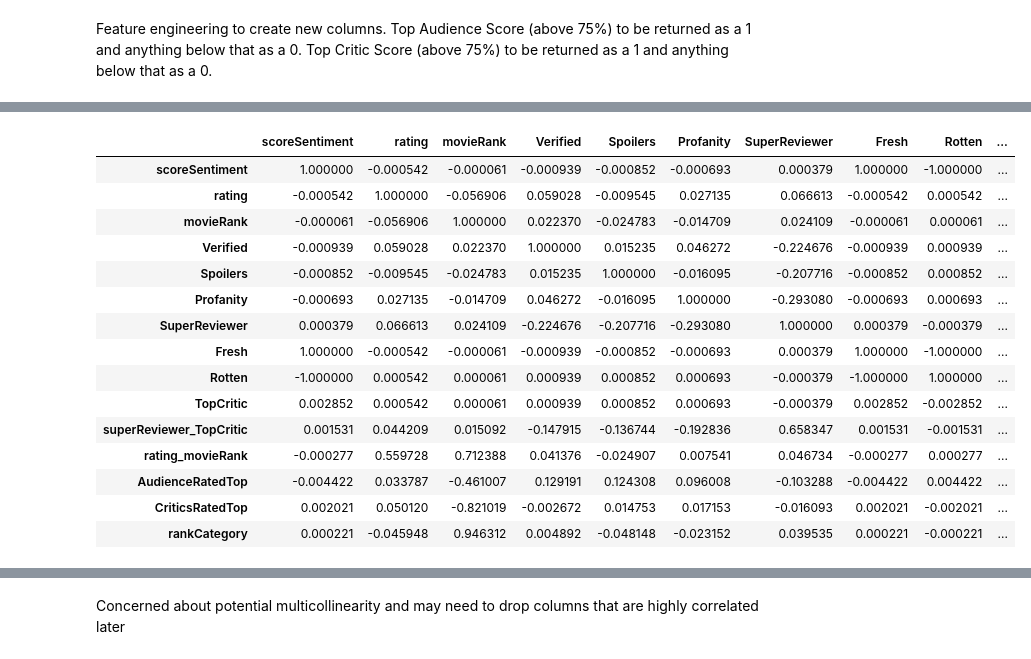
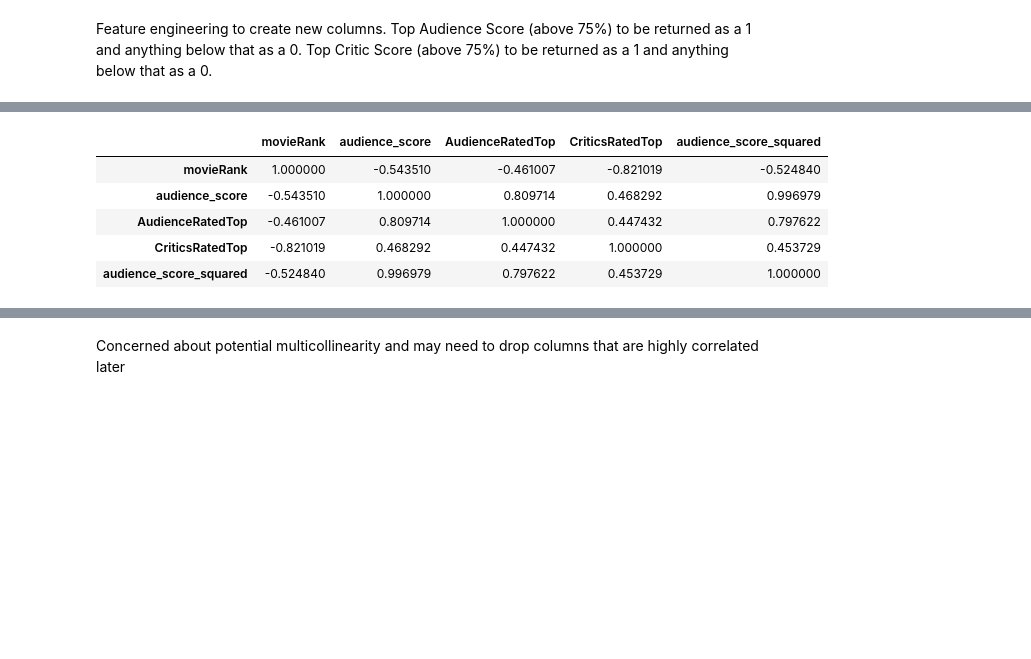
Before and after one commit to osoisi/Data-Science-Projects, a Jupyter notebook: Movie Reviews/Rotten Tomatoes- Movie Reviews.ipynb, the cells around one changed output, grey strips where cells are left out. Drawn from its saved outputs; the diff is of its cells as text; code cells hidden in the pictures; blank space fills up the shorter version.

```diff
--- a/Movie Reviews/Rotten Tomatoes- Movie Reviews.ipynb
+++ b/Movie Reviews/Rotten Tomatoes- Movie Reviews.ipynb
@@ -576 +590,7 @@ interaction_df = pd.DataFrame(interaction_terms, columns=poly.get_feature_names_
+# %%
+df_r['movieRank_squared']=df_r['movieRank']**0.5
+# %%
+df_r['critic_score_squared']= df_r['critic_score']**0.5
+# %%
+df_r['audience_score_squared'] = df_r['audience_score']**0.5
 # %%
@@ -592,0 +621,2 @@ df_reviews['CriticsRatedTop'] = [1 if i >= 0.75 else 0 for i in df_reviews['crit
+# %%
+df_final =df_r[['movieRank', 'audience_score', 'AudienceRatedTop', 'CriticsRatedTop', 'audience_score_squared']]
@@ -640,20 +649,10 @@ df_reviews.head()
 # %%
-df_reviews.corr()
+df_final.corr()
 # %% [output]
-|  | scoreSentiment | rating | movieRank | Verified | Spoilers | Profanity | SuperReviewer | Fresh | Rotten | ... |
-| scoreSentiment | 1.000000 | -0.000542 | -0.000061 | -0.000939 | -0.000852 | -0.000693 | 0.000379 | 1.000000 | -1.000000 | ... |
-| rating | -0.000542 | 1.000000 | -0.056906 | 0.059028 | -0.009545 | 0.027135 | 0.066613 | -0.000542 | 0.000542 | ... |
-| movieRank | -0.000061 | -0.056906 | 1.000000 | 0.022370 | -0.024783 | -0.014709 | 0.024109 | -0.000061 | 0.000061 | ... |
-| Verified | -0.000939 | 0.059028 | 0.022370 | 1.000000 | 0.015235 | 0.046272 | -0.224676 | -0.000939 | 0.000939 | ... |
-| Spoilers | -0.000852 | -0.009545 | -0.024783 | 0.015235 | 1.000000 | -0.016095 | -0.207716 | -0.000852 | 0.000852 | ... |
-| Profanity | -0.000693 | 0.027135 | -0.014709 | 0.046272 | -0.016095 | 1.000000 | -0.293080 | -0.000693 | 0.000693 | ... |
-| SuperReviewer | 0.000379 | 0.066613 | 0.024109 | -0.224676 | -0.207716 | -0.293080 | 1.000000 | 0.000379 | -0.000379 | ... |
-| Fresh | 1.000000 | -0.000542 | -0.000061 | -0.000939 | -0.000852 | -0.000693 | 0.000379 | 1.000000 | -1.000000 | ... |
-| Rotten | -1.000000 | 0.000542 | 0.000061 | 0.000939 | 0.000852 | 0.000693 | -0.000379 | -1.000000 | 1.000000 | ... |
-| TopCritic | 0.002852 | 0.000542 | 0.000061 | 0.000939 | 0.000852 | 0.000693 | -0.000379 | 0.002852 | -0.002852 | ... |
-| superReviewer_TopCritic | 0.001531 | 0.044209 | 0.015092 | -0.147915 | -0.136744 | -0.192836 | 0.658347 | 0.001531 | -0.001531 | ... |
-| rating_movieRank | -0.000277 | 0.559728 | 0.712388 | 0.041376 | -0.024907 | 0.007541 | 0.046734 | -0.000277 | 0.000277 | ... |
-| AudienceRatedTop | -0.004422 | 0.033787 | -0.461007 | 0.129191 | 0.124308 | 0.096008 | -0.103288 | -0.004422 | 0.004422 | ... |
-| CriticsRatedTop | 0.002021 | 0.050120 | -0.821019 | -0.002672 | 0.014753 | 0.017153 | -0.016093 | 0.002021 | -0.002021 | ... |
-| rankCategory | 0.000221 | -0.045948 | 0.946312 | 0.004892 | -0.048148 | -0.023152 | 0.039535 | 0.000221 | -0.000221 | ... |
+|  | movieRank | audience_score | AudienceRatedTop | CriticsRatedTop | audience_score_squared |
+| movieRank | 1.000000 | -0.543510 | -0.461007 | -0.821019 | -0.524840 |
+| audience_score | -0.543510 | 1.000000 | 0.809714 | 0.468292 | 0.996979 |
+| AudienceRatedTop | -0.461007 | 0.809714 | 1.000000 | 0.447432 | 0.797622 |
+| CriticsRatedTop | -0.821019 | 0.468292 | 0.447432 | 1.000000 | 0.453729 |
+| audience_score_squared | -0.524840 | 0.996979 | 0.797622 | 0.453729 | 1.000000 |
 # %%
```
Also changed, not shown: parts of 30 cells of this notebook.
